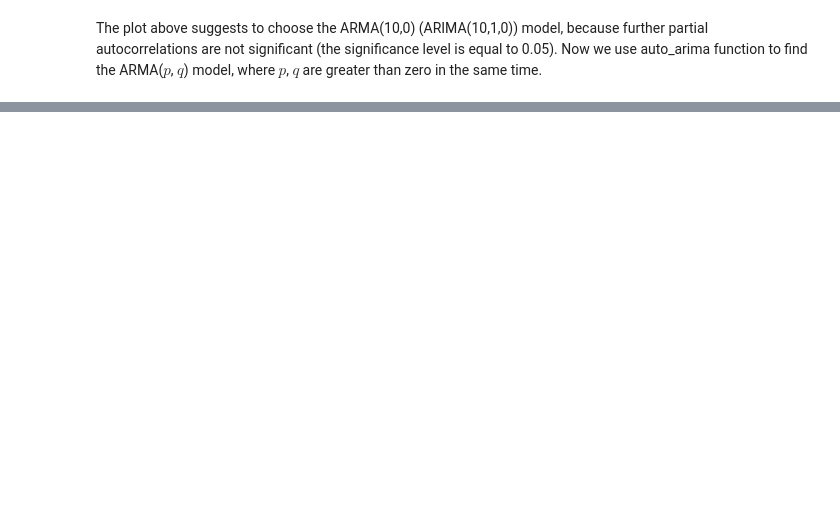
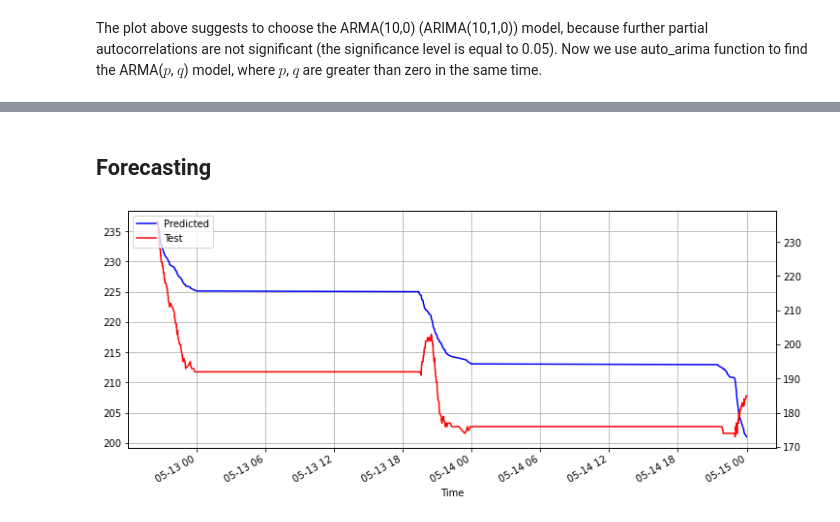
Before and after one commit to pkrukowski1/Data-Mining, a Jupyter notebook: Palpatine/Time_series_analysis.ipynb, the cells around one changed output, grey strips where cells are left out. Cells and saved outputs as stored; diff of their text form; code cells hidden in the pictures; blank space fills up the shorter version.

Commit message:
Time series analysis is done

```diff
--- a/Palpatine/Time_series_analysis.ipynb
+++ b/Palpatine/Time_series_analysis.ipynb
@@ -290,0 +339,2 @@ Let's plot autocorrelation estimator for residuals of fitted model.
+# %% [markdown]
+## Forecasting
@@ -290,0 +343,26 @@ Let's plot autocorrelation estimator for residuals of fitted model.
+# %%
+predicted_et = garch_fitted.forecast(horizon = ts_test.shape[0]).mean.iloc[-1]
+predicted_et = np.array(predicted_et)
+# %%
+predicted_mu = arima_1_1_3.predict(n_periods = len(ts_test))
+predicted_mu = np.array(predicted_mu)
+# %%
+# Formula for prediction for combination of the ARIMA and GARCH models
+prediction = predicted_mu + predicted_et
+# %%
+ts_predicted = pd.DataFrame(data = prediction, index = ts_test.index, columns = ['predicted'])
+# %%
+plt.figure(figsize=(12,5))
+plt.xlabel('Time')
+
+ax1 = ts_predicted['predicted'].plot(color='blue', grid=True, label='Predicted')
+ax2 = ts_test['moving_tension'].plot(color='red', grid=True, secondary_y=True, label='Test')
+
+h1, l1 = ax1.get_legend_handles_labels()
+h2, l2 = ax2.get_legend_handles_labels()
+
+
+plt.legend(h1+h2, l1+l2, loc=2)
+plt.show()
+# %% [output]
+[figure, added]
```
Also changed, not shown: parts of 35 cells of this notebook.
